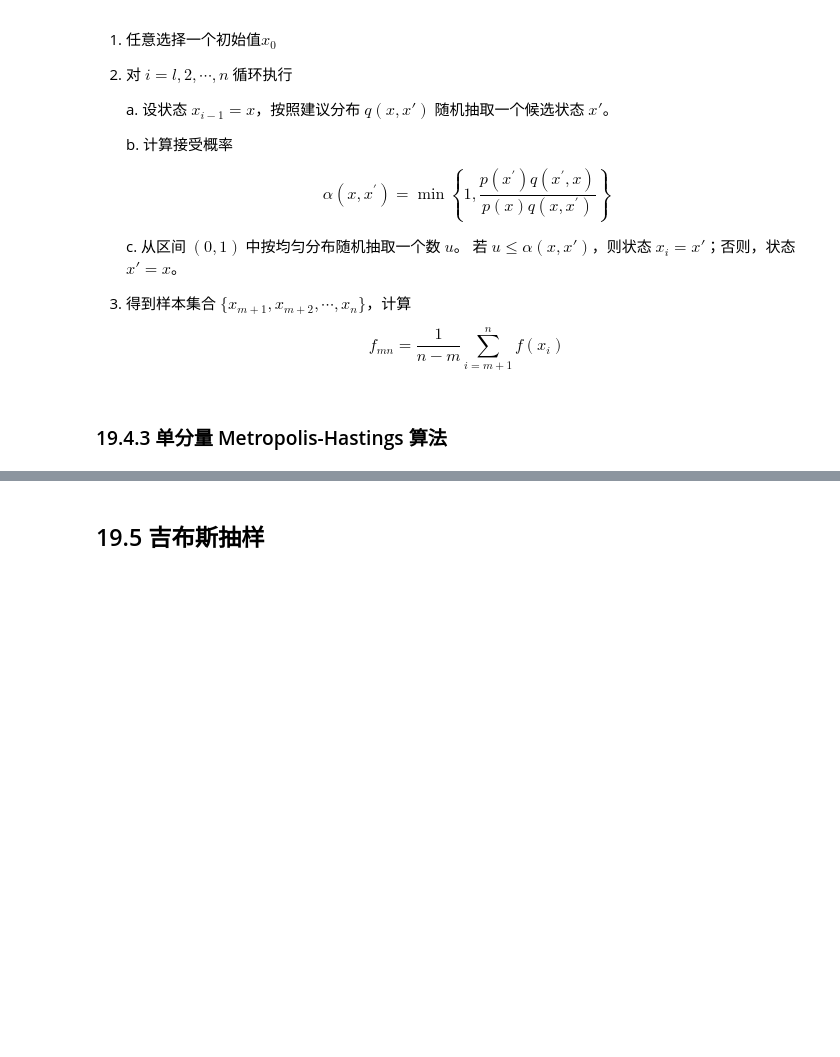
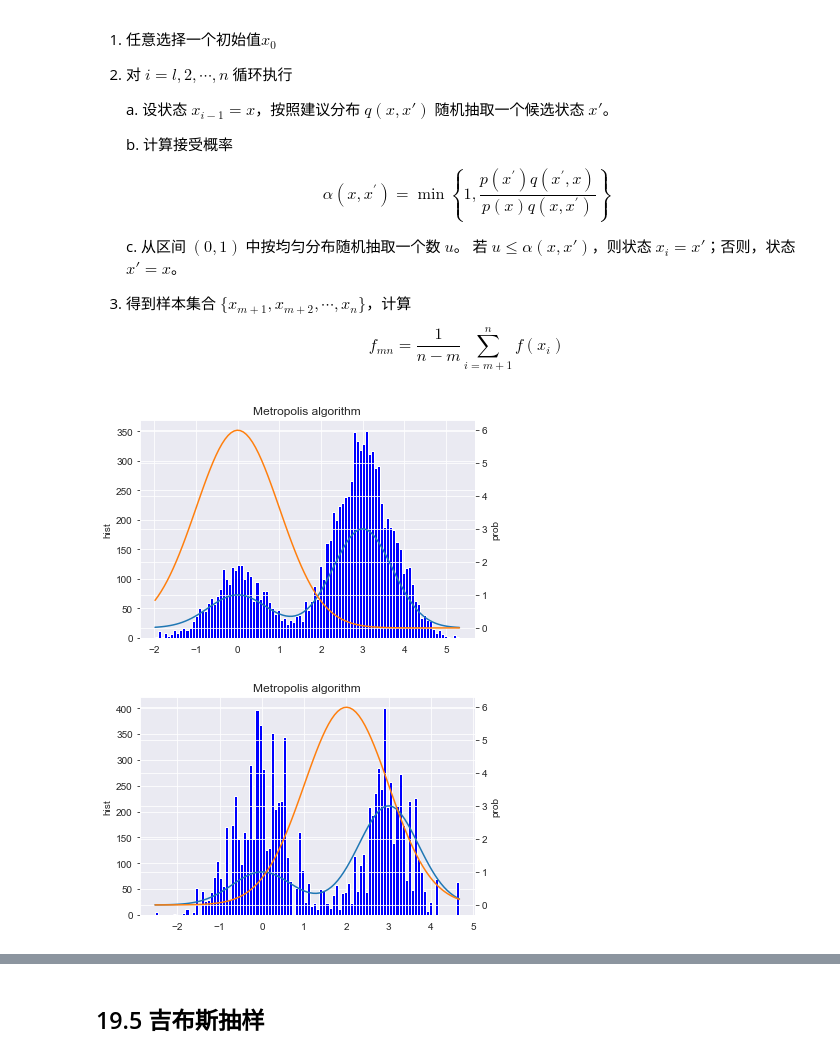
Before and after one commit to nevertiree/lihang-ml-code-v2, a Jupyter notebook: 19.mcmc-4.ipynb, the cells around one changed output, grey strips where cells are left out. Saved outputs shown, nothing was run; the diff lists cells and outputs as text; code cells hidden in the pictures; blank space fills up the shorter version.

```diff
--- a/19.mcmc-4.ipynb
+++ b/19.mcmc-4.ipynb
@@ -137,5 +126,3 @@ $$ \alpha\left(x, x^{\prime}\right)=\min \left\{1, \frac{w\left(x^{\prime}\right
 3. 得到样本集合 $\{x_{m+1}, x_{m+2}, \cdots, x_n\}$，计算
 
     $$ f_{m n}=\frac{1}{n-m} \sum_{i=m+1}^{n} f\left(x_{i}\right) $$
-# %% [markdown]
-###     19.4.3 单分量 Metropolis-Hastings 算法
@@ -141,0 +209,39 @@ $$ \alpha\left(x, x^{\prime}\right)=\min \left\{1, \frac{w\left(x^{\prime}\right
+# %%
+def plot_sampling_algorithm(_target, _propose, c=15, num=5000, symmetry=True):
+
+    if symmetry:
+        samples = metropolis(_target, _propose, num)
+    else:
+        samples = metropolis_hastings(_target, _propose, num)
+
+    fig = plt.figure()
+
+    # 绘制 Metropolis algorithm 得到的样本点
+    ax1 = fig.add_subplot(111)
+    _, bins, _ = plt.hist(samples, bins=100, label='sampling', color="blue")
+    ax1.set_ylabel('hist')
+    ax1.set_title("Metropolis algorithm")
+
+    # 绘制 目标分布 和 建议分布
+    ax2 = ax1.twinx()
+    plt.plot(bins, target(bins))
+    plt.plot(bins, c * propose.pdf(bins), label=r"$kq(z)$")
+    ax2.set_ylabel('prob')
+
+    plt.show()
+# %%
+# target是要进行采样的复杂分布
+def target(x):
+    return np.exp(-x ** 2) + 3 * np.exp(-(x - 3) ** 2)
+
+# propose是一个对称正态分布
+propose = stats.norm(loc=np.array([0.]), scale=np.array([1.]))
+
+plot_sampling_algorithm(target, propose, num=10000)
+
+# propose是一个不对称正态分布
+propose = stats.norm(loc=np.array([2.]), scale=np.array([1.]))
+plot_sampling_algorithm(target, propose, num=10000, symmetry=False)
+# %% [output]
+[figure, added]
+[figure, added]
```
Also changed, not shown: parts of 7 cells of this notebook, 3 other files.
